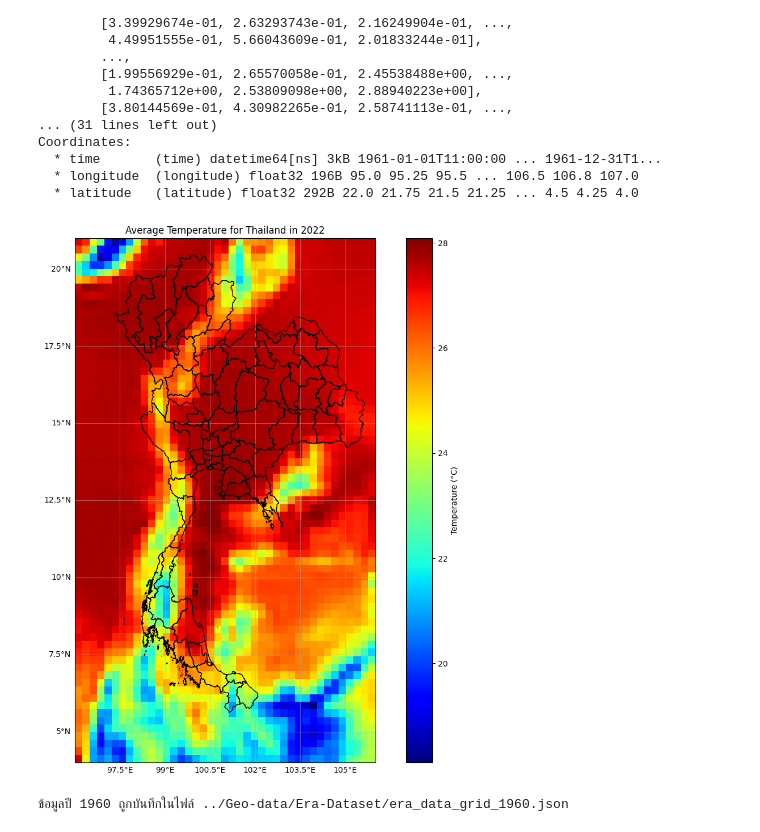
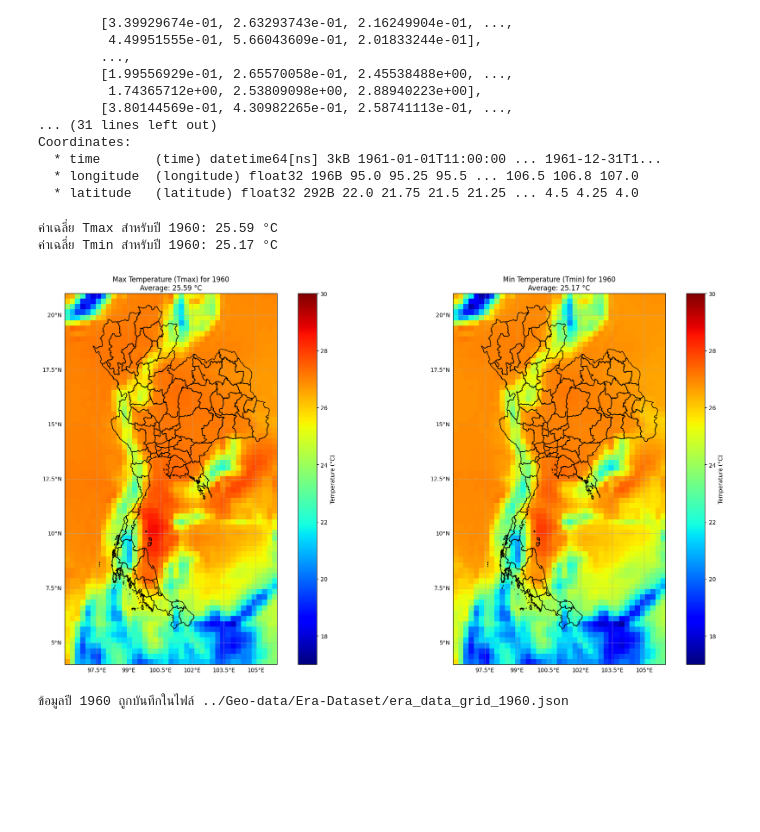
Before and after one commit to supakron-suk/climate-project-app, a Jupyter notebook: src/Jupyter/era-dataset-make.ipynb, the cells around one changed output. Saved outputs shown, nothing was run; the diff lists cells and outputs as text; code cells hidden in the pictures; blank space fills up the shorter version.

Commit message:
data-index-yearly

```diff
--- a/src/Jupyter/era-dataset-make.ipynb
+++ b/src/Jupyter/era-dataset-make.ipynb
@@ -251,59 +266,86 @@ Coordinates:
 # %%
 import matplotlib.pyplot as plt
 import pandas as pd
 import geopandas as gpd
 import xarray as xr
 import cartopy.crs as ccrs
 
 # โหลดข้อมูล NetCDF
-ds = xr.open_dataset('../dataset-nc/TH_tmax_ERA5_day.1960-2022.nc')
-data_var = ds['mx2t']
+ds_tmax = xr.open_dataset('../dataset-nc/TH_tmax_ERA5_day.1960-2022.nc')
+ds_tmin = xr.open_dataset('../dataset-nc/TH_tmin_ERA5_day.1960-2022.nc')
+tmax_var = ds_tmax['mx2t']
+tmin_var = ds_tmin['mn2t']
 
 # แปลงคอลัมน์ 'time' ให้เป็นวันที่
-ds['time'] = pd.to_datetime(ds['time'].values)
+ds_tmax['time'] = pd.to_datetime(ds_tmax['time'].values)
+ds_tmin['time'] = pd.to_datetime(ds_tmin['time'].values)
 
 # เฉลี่ยข้อมูลรายวันเป็นรายปี
-data_yearly_avg = data_var.resample(time='Y').mean()
+tmax_yearly_avg = tmax_var.resample(time='Y').mean()
+tmin_yearly_avg = tmin_var.resample(time='Y').mean()
 
 # เลือกช่วงปีที่ต้องการ
-year = 2022
-temp = data_yearly_avg.sel(latitude=slice(21, 4), longitude=slice(96, 106), time=str(year))
+year = 1960
+tmax_data = tmax_yearly_avg.sel(latitude=slice(21, 4), longitude=slice(96, 106), time=str(year))
+tmin_data = tmin_yearly_avg.sel(latitude=slice(21, 4), longitude=slice(96, 106), time=str(year))
 
 # ตรวจสอบว่ามีข้อมูลหรือไม่
-if temp.size == 0:
+if tmax_data.size == 0 or tmin_data.size == 0:
     print("ไม่มีข้อมูลสำหรับปีที่เลือก")
 else:
     # แปลงข้อมูลจากเคลวินเป็นเซลเซียส
-    data_avg = temp.mean(dim='time') - 273.15
+    tmax_avg = tmax_data.mean(dim='time') - 273.15
+    tmin_avg = tmin_data.mean(dim='time') - 273.15
 
-    x = temp.longitude
-    y = temp.latitude
+    # คำนวณค่าเฉลี่ยรวมสำหรับปีนี้
+    tmax_overall_avg = tmax_avg.mean().item()
+    tmin_overall_avg = tmin_avg.mean().item()
+
+    print(f"ค่าเฉลี่ย Tmax สำหรับปี {year}: {tmax_overall_avg:.2f} °C")
+    print(f"ค่าเฉลี่ย Tmin สำหรับปี {year}: {tmin_overall_avg:.2f} °C")
+
+    x = tmax_data.longitude
+    y = tmax_data.latitude
 
     # สร้าง plot และตั้งค่าพารามิเตอร์พื้นฐาน
-    fig, ax = plt.subplots(figsize=(14, 12), subplot_kw={'projection': ccrs.PlateCarree()})
+    fig, axes = plt.subplots(1, 2, figsize=(20, 10), subplot_kw={'projection': ccrs.PlateCarree()})
 
-    # แสดงอุณหภูมิ
-    mp = ax.imshow(data_avg, extent=(x.min(), x.max(), y.min(), y.max()), cmap='jet', origin='lower', interpolation='none')
+    # Plot สำหรับ tmax
+    ax1 = axes[0]
+    mp1 = ax1.imshow(tmax_avg, extent=(x.min(), x.max(), y.min(), y.max()), cmap='jet', origin='lower',
+                     interpolation='none', vmin=17, vmax=30)
+    ax1.set_extent([96, 106, 4, 21], crs=ccrs.PlateCarree())
+    ax1.set_title(f'Max Temperature (Tmax) for {year}\nAverage: {tmax_overall_avg:.2f} °C', fontsize=12)
 
-    # ตั้งค่าแสดงผลของพิกัดในประเทศไทย
-    ax.set_extent([96, 106, 4, 21], crs=ccrs.PlateCarree())
+    # เพิ่ม gridlines และ boundary
+    gl1 = ax1.gridlines(draw_labels=True, alpha=0.5)
+    gl1.top_labels = False
+    gl1.right_labels = False
+    gdf = gpd.read_file("../Geo-data/shapefile-lv1-thailand.json")
+    gdf.geometry.boundary.plot(ax=ax1, color='black', linewidth=1)
+    plt.colorbar(mp1, ax=ax1, label='Temperature (°C)')
 
-    # เพิ่ม gridlines ให้ชัดเจนขึ้น
-    gl = ax.gridlines(draw_labels=True, alpha=0.5)  # ความโปร่งใสของเส้นกริด
-    gl.top_labels = False
-    gl.right_labels = False
+    # Plot สำหรับ tmin
+    ax2 = axes[1]
+    mp2 = ax2.imshow(tmin_avg, extent=(x.min(), x.max(), y.min(), y.max()), cmap='jet', origin='lower',
+                     interpolation='none', vmin=17, vmax=30)
+    ax2.set_extent([96, 106, 4, 21], crs=ccrs.PlateCarree())
+    ax2.set_title(f'Min Temperature (Tmin) for {year}\nAverage: {tmin_overall_avg:.2f} °C', fontsize=12)
 
-    # วาดขอบเขตของประเทศไทย
-    gdf = gpd.read_file("../Geo-data/shapefile-lv1-thailand.json")
-    gdf.geometry.boundary.plot(ax=ax, color='black', linewidth=1)  # ความหนาของเส้น boundary
-
-    plt.title(f'Average Temperature for Thailand in {year}', fontsize=12)
-    plt.colorbar(mp, label='Temperature (°C)')
+    # เพิ่ม gridlines และ boundary
+    gl2 = ax2.gridlines(draw_labels=True, alpha=0.5)
+    gl2.top_labels = False
+    gl2.right_labels = False
+    gdf.geometry.boundary.plot(ax=ax2, color='black', linewidth=1)
+    plt.colorbar(mp2, ax=ax2, label='Temperature (°C)')
 
     # แสดงผล
+    plt.tight_layout()
     plt.show()
 # %% [output]
+ค่าเฉลี่ย Tmax สำหรับปี 1960: 25.59 °C
+ค่าเฉลี่ย Tmin สำหรับปี 1960: 25.17 °C
-[figure, old version]
+[figure, new version]
 # %%
 import cartopy.feature as cfeature
 import cartopy.crs as ccrs
```
Also changed, not shown: parts of 1 cell of this notebook, 10 other files.
